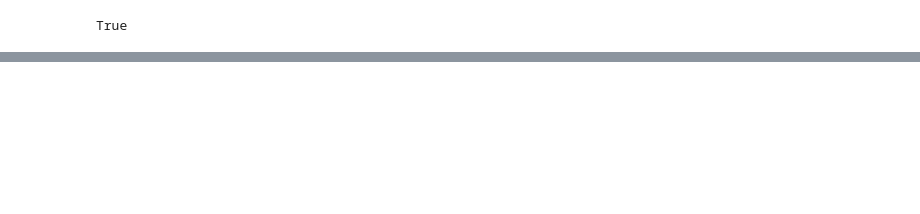
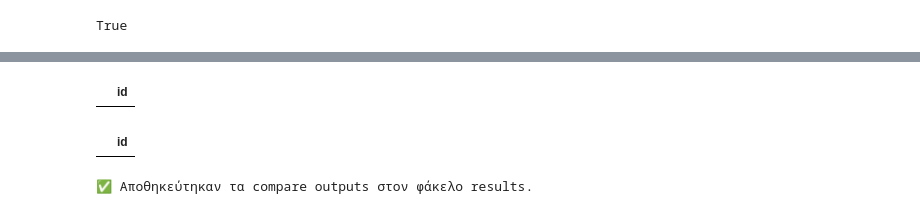
Before and after one commit to PK9811-hub/panellinies_exams_dataset, a Jupyter notebook: notebooks/test_matching.ipynb, the cells around one changed output, grey strips where cells are left out. Drawn from its saved outputs; the diff is of its cells as text; code cells hidden in the pictures; blank space fills up the shorter version.

Commit message:
added def compare

```diff
--- a/notebooks/test_matching.ipynb
+++ b/notebooks/test_matching.ipynb
@@ -202,0 +204,15 @@ df.head()
+# %%
+def normalize_for_compare(value):
+    if value is None:
+        return ""
+
+    if isinstance(value, (list, tuple, np.ndarray)):
+        return str([str(x).strip() for x in list(value)])
+
+    try:
+        if pd.isna(value):
+            return ""
+    except Exception:
+        pass
+
+    return str(value).strip()
@@ -202,0 +309,4 @@ df.head()
+# %%
+reference_file = Path("/home/eleni/panellinies/panellinies_exams_dataset/results/panellinies_dataset.xlsx")
+
+compare_results = compare(df, reference_file)
@@ -202,0 +332,16 @@ df.head()
+# %%
+compare_results["only_current"][["id"]].head(20)
+# %% [output]
+|  | id |
+# %%
+compare_results["only_reference"][["id"]].head(20)
+# %% [output]
+|  | id |
+# %%
+compare_results["only_current"].to_excel("../results/only_current.xlsx", index=False)
+compare_results["only_reference"].to_excel("../results/only_reference.xlsx", index=False)
+compare_results["matched"].to_excel("../results/matched.xlsx", index=False)
+
+print("✅ Αποθηκεύτηκαν τα compare outputs στον φάκελο results.")
+# %% [output]
+✅ Αποθηκεύτηκαν τα compare outputs στον φάκελο results.
```
Also changed, not shown: parts of 7 cells of this notebook, 5 other files.
